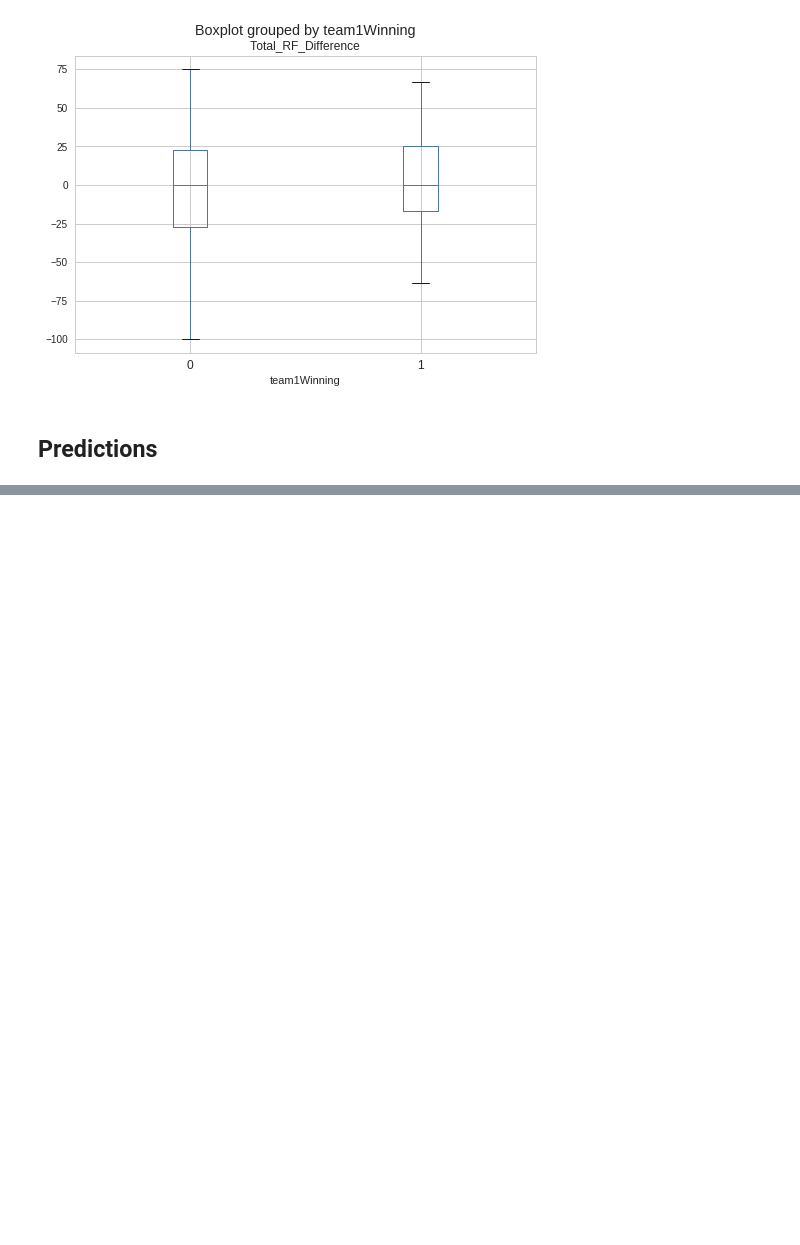
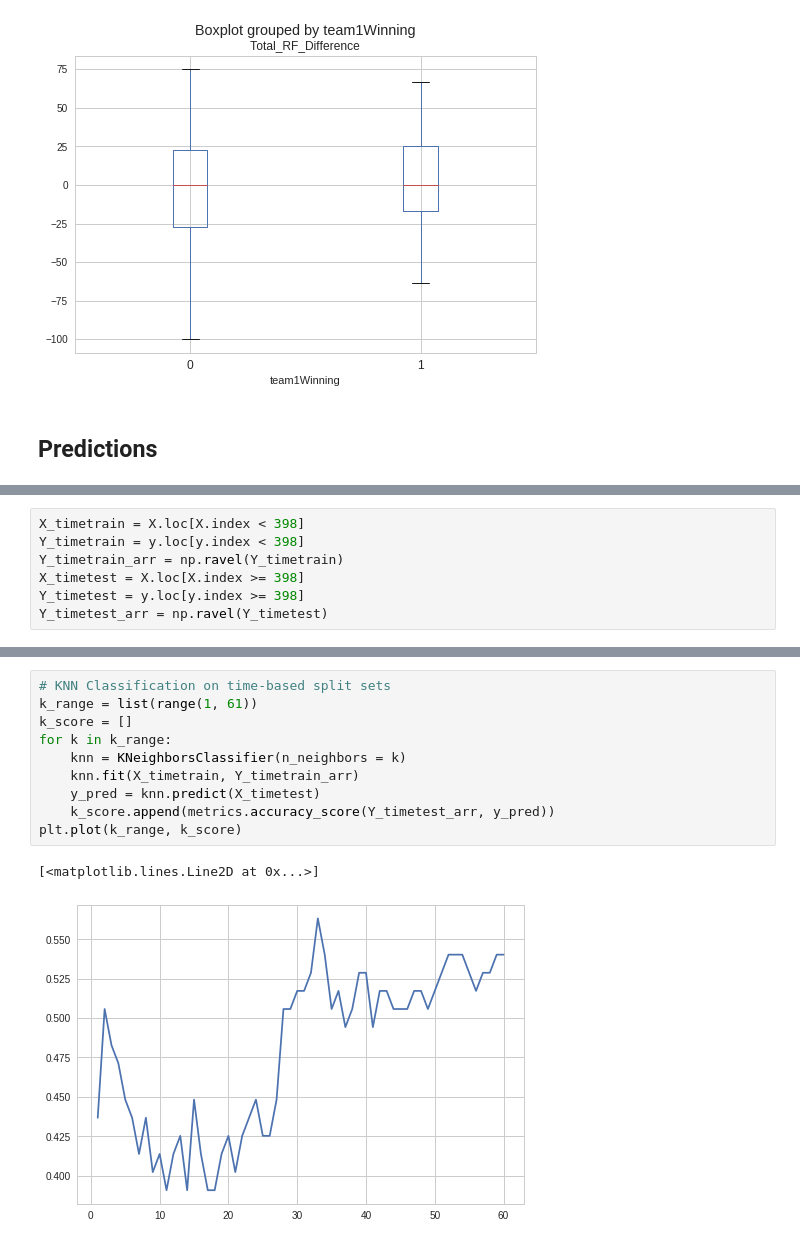
Before and after one commit to XInterns/IPL-Sparkers-2017-Interns, a Jupyter notebook: src/Match Outcome Prediction with IPL Data (Soham).ipynb, the cells around one changed output, grey strips where cells are left out. Saved outputs shown, nothing was run; the diff lists cells and outputs as text; blank space fills up the shorter version.

```diff
--- a/src/Match Outcome Prediction with IPL Data (Soham).ipynb
+++ b/src/Match Outcome Prediction with IPL Data (Soham).ipynb
@@ -674,0 +584,7 @@ print(metrics.accuracy_score(y_test, y_pred))
+# %%
+X_timetrain = X.loc[X.index < 398]
+Y_timetrain = y.loc[y.index < 398]
+Y_timetrain_arr = np.ravel(Y_timetrain)
+X_timetest = X.loc[X.index >= 398]
+Y_timetest = y.loc[y.index >= 398]
+Y_timetest_arr = np.ravel(Y_timetest)
@@ -674,0 +599,13 @@ print(metrics.accuracy_score(y_test, y_pred))
+# %%
+# KNN Classification on time-based split sets
+k_range = list(range(1, 61))
+k_score = []
+for k in k_range:
+    knn = KNeighborsClassifier(n_neighbors = k)
+    knn.fit(X_timetrain, Y_timetrain_arr)
+    y_pred = knn.predict(X_timetest)
+    k_score.append(metrics.accuracy_score(Y_timetest_arr, y_pred))
+plt.plot(k_range, k_score)
+# %% [output]
+[<matplotlib.lines.Line2D at 0x...>]
+[figure, added]
```
Also changed, not shown: parts of 43 cells of this notebook.
